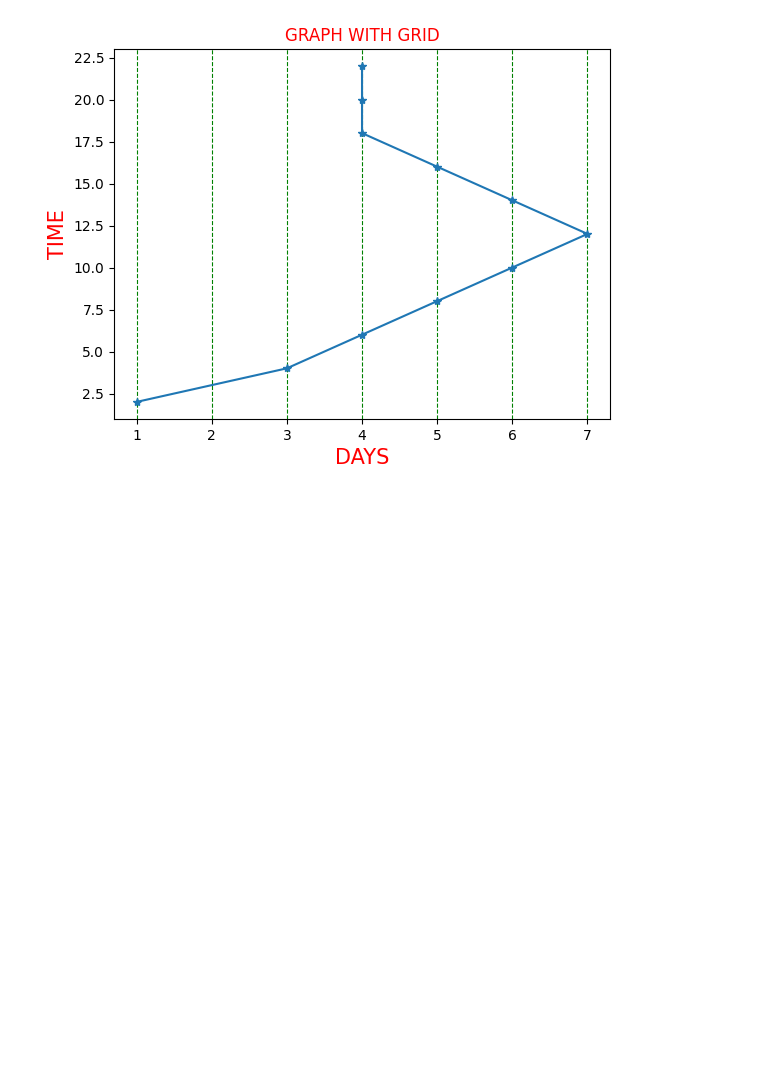
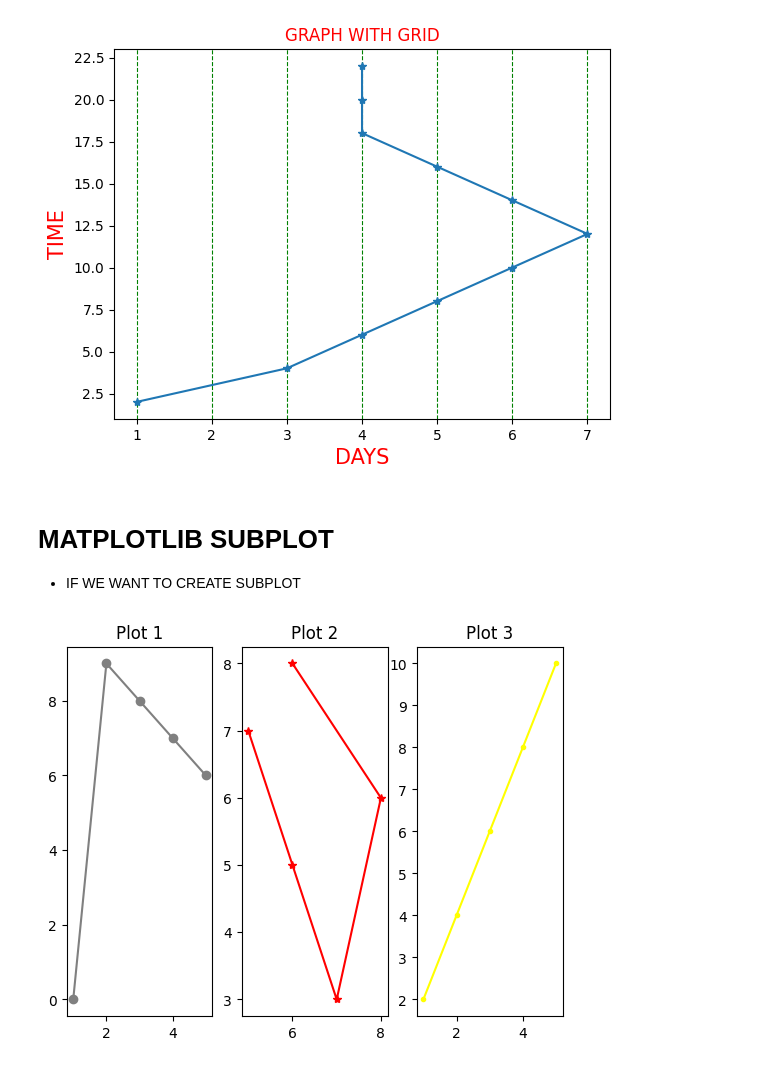
Before and after one commit to Abdal-AI/MATPLOTLIB, a Jupyter notebook: matplotlib.ipynb, the cells around one changed output. Cells and saved outputs as stored; diff of their text form; code cells hidden in the pictures; blank space fills up the shorter version.

```diff
--- a/matplotlib.ipynb
+++ b/matplotlib.ipynb
@@ -161,3 +175,33 @@ plt.title("GRAPH WITH GRID",color='red')
 plt.show()
 # %% [output]
 [figure]
+# %% [markdown]
+# MATPLOTLIB SUBPLOT
+- IF WE WANT TO CREATE SUBPLOT
+# %%
+import pandas as pd
+import matplotlib.pyplot as plt
+import numpy as np
+
+x = np.array([1, 2, 3, 4, 5])
+y = np.array([0, 9, 8, 7, 6])
+plt.subplot(1, 3, 1)
+plt.plot(x, y,color='gray' ,marker='o')
+plt.title("Plot 1")
+
+x = np.array([5, 6, 7, 8, 6])
+y = np.array([7, 5, 3, 6, 8])
+plt.subplot(1, 3, 2) #
+plt.plot(x, y,color='red',marker='*')
+plt.title("Plot 2")
+
+x = np.array([1, 2, 3, 4, 5])
+y = np.array([2, 4, 6, 8, 10])
+plt.subplot(1, 3, 3)
+plt.plot(x, y,color='yellow',marker='.')
+plt.title("Plot 3")
+
+
+plt.show()
+# %% [output]
+[figure, added]
```
Also changed, not shown: parts of 3 cells of this notebook.
